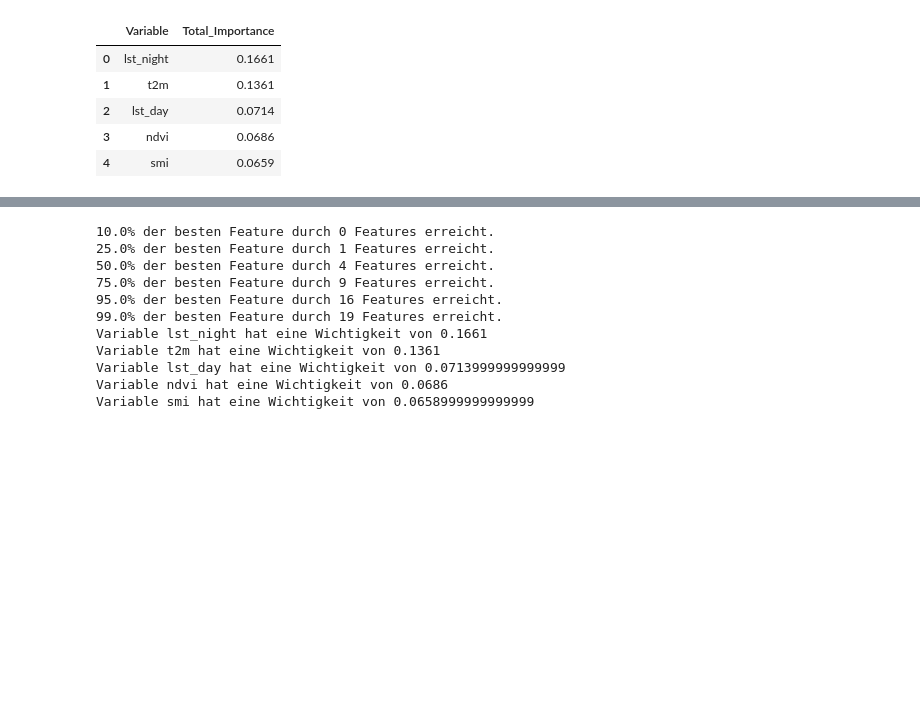
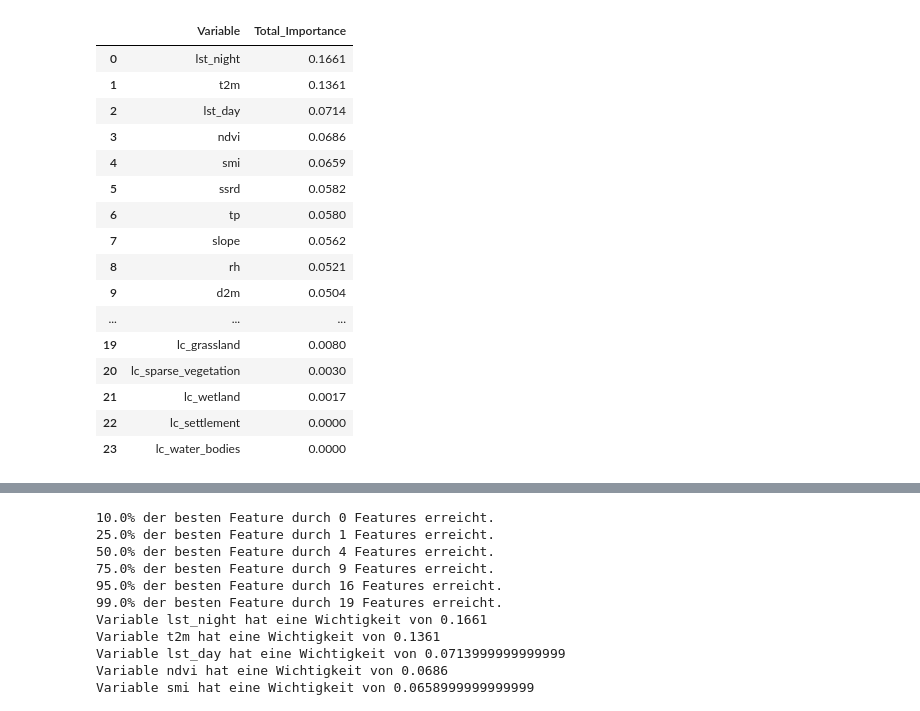
Before and after one commit to paulinebecker2002/mesogeos, a Jupyter notebook: outputs/RF_FeatureImportance_Top24.ipynb, the cells around one changed output, grey strips where cells are left out. Saved outputs shown, nothing was run; the diff lists cells and outputs as text; code cells hidden in the pictures; blank space fills up the shorter version.

```diff
--- a/outputs/RF_FeatureImportance_Top24.ipynb
+++ b/outputs/RF_FeatureImportance_Top24.ipynb
@@ -6,9 +7,20 @@ top24 = pd.read_csv('/Users/I566184/bachelorarbeit_coding/mesogeos/csv/Top_24_Su
 # %%
-top24.head()
+top24
 # %% [output]
 |  | Variable | Total_Importance |
 | 0 | lst_night | 0.1661 |
 | 1 | t2m | 0.1361 |
 | 2 | lst_day | 0.0714 |
 | 3 | ndvi | 0.0686 |
 | 4 | smi | 0.0659 |
+| 5 | ssrd | 0.0582 |
+| 6 | tp | 0.0580 |
+| 7 | slope | 0.0562 |
+| 8 | rh | 0.0521 |
+| 9 | d2m | 0.0504 |
+| ... | ... | ... |
+| 19 | lc_grassland | 0.0080 |
+| 20 | lc_sparse_vegetation | 0.0030 |
+| 21 | lc_wetland | 0.0017 |
+| 22 | lc_settlement | 0.0000 |
+| 23 | lc_water_bodies | 0.0000 |
```
Also changed, not shown: parts of 2 cells of this notebook, 34 other files.
